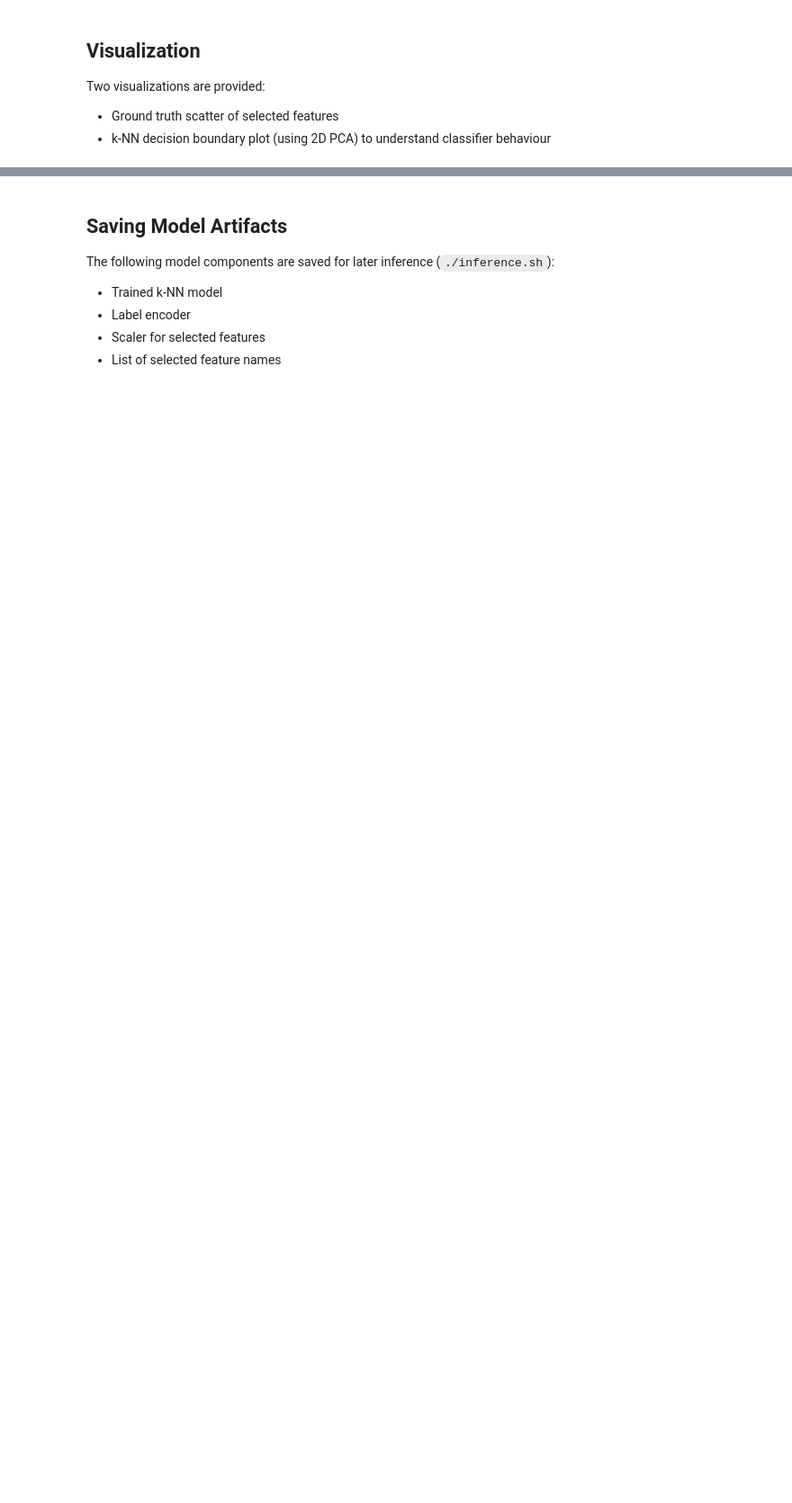
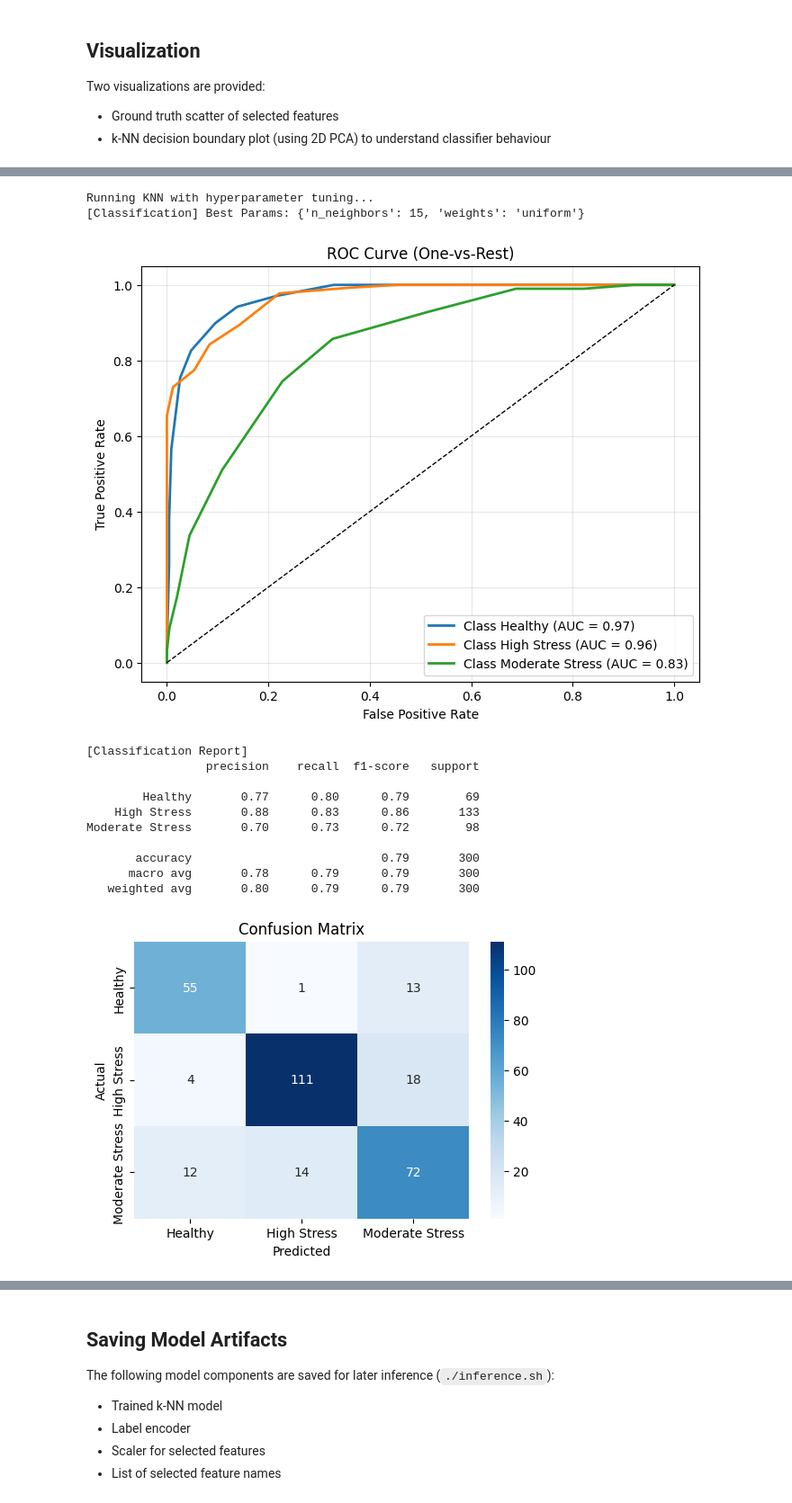
Before and after one commit to amenzies23/CMPT-459-Project, a Jupyter notebook: knn/train.ipynb, the cells around one changed output, grey strips where cells are left out. Shown at 90% size. Cells and saved outputs as stored; diff of their text form; code cells hidden in the pictures; blank space fills up the shorter version.

```diff
--- a/knn/train.ipynb
+++ b/knn/train.ipynb
@@ -102,4 +139,25 @@ From the ROC Curve, the classifier distinguishes `Healthy` and `High Stress` ext
 # %%
 # Train classifier with hyperparameter
 print("Running KNN with hyperparameter tuning...")
-knn = classify_with_knn(X_selected_scaled, y_clean, label_encoder)
+knn = classify_with_knn(
+    X_train_selected_scaled,
+    y_train_clean,
+    label_encoder,
+    X_test=X_test_selected,
+    y_test=y_test
+)
+# %% [output]
+Running KNN with hyperparameter tuning...
+[Classification] Best Params: {'n_neighbors': 15, 'weights': 'uniform'}
+[figure, added]
+[Classification Report]
+                 precision    recall  f1-score   support
+
+        Healthy       0.77      0.80      0.79        69
+    High Stress       0.88      0.83      0.86       133
+Moderate Stress       0.70      0.73      0.72        98
+
+       accuracy                           0.79       300
+      macro avg       0.78      0.79      0.79       300
+   weighted avg       0.80      0.79      0.79       300
+[figure, added]
```
Also changed, not shown: parts of 9 cells of this notebook, 4 other files.
